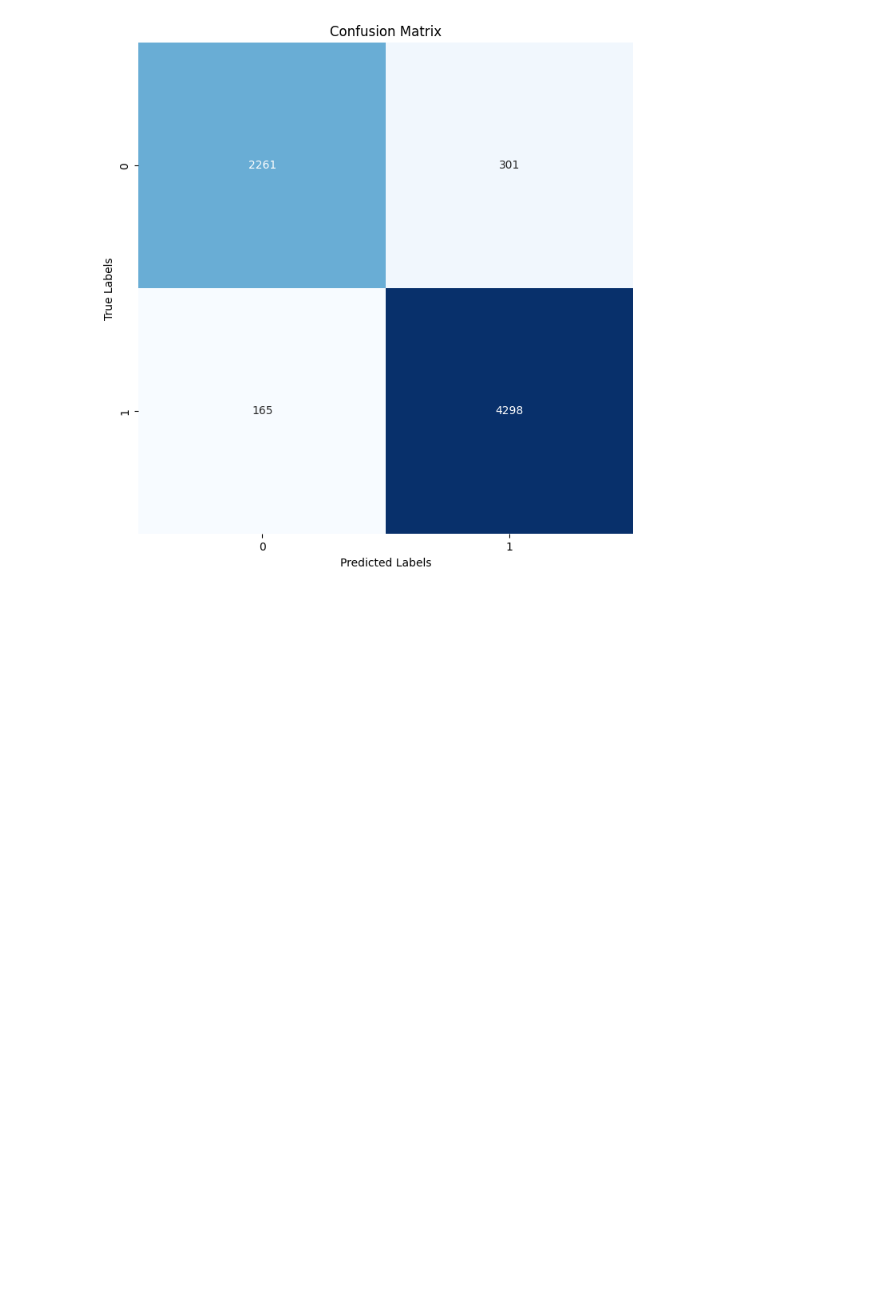
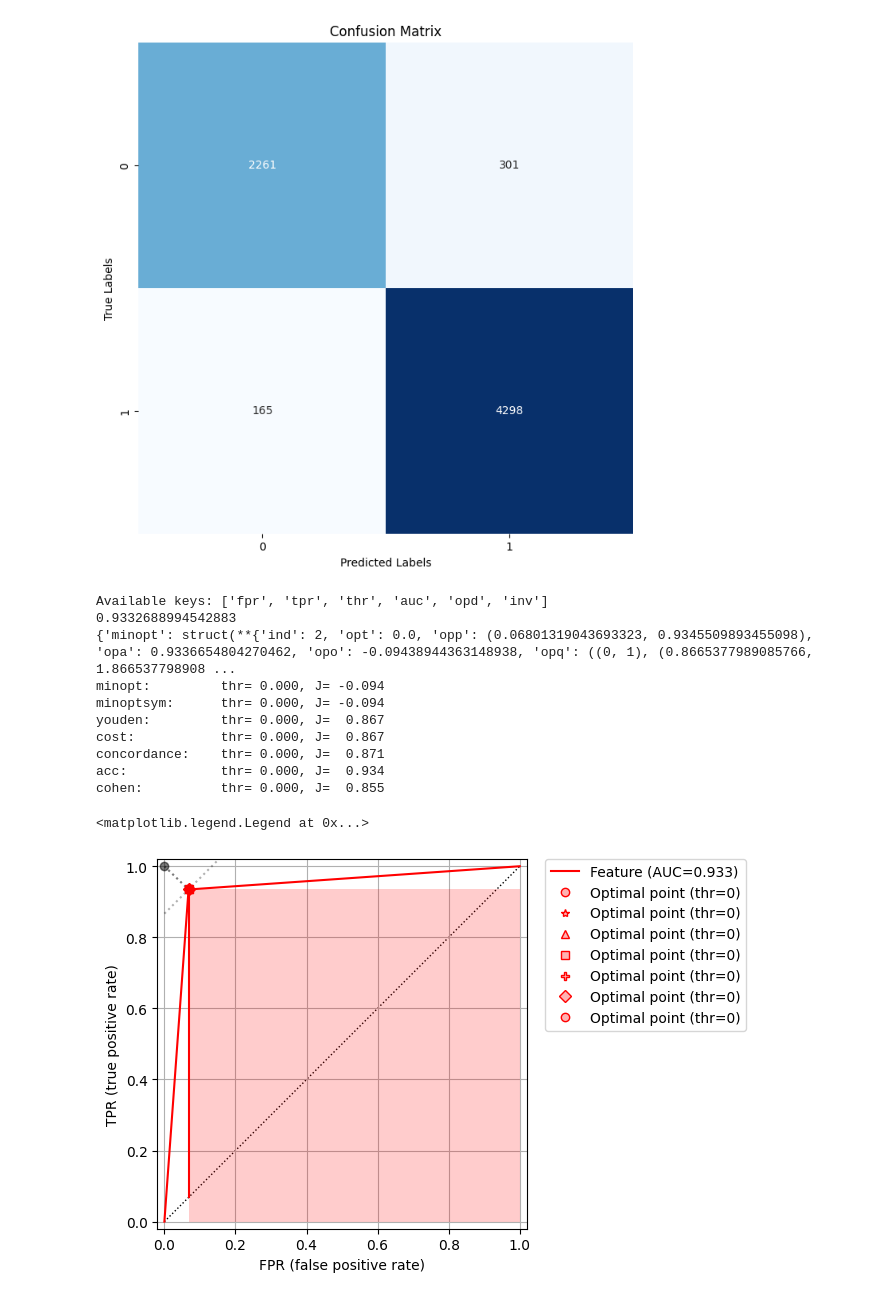
Before and after one commit to NBandemer/capstone-mayo, a Jupyter notebook: T5_model.ipynb, the cells around one changed output. Cells and saved outputs as stored; diff of their text form; code cells hidden in the pictures; blank space fills up the shorter version.

```diff
--- a/T5_model.ipynb
+++ b/T5_model.ipynb
@@ -567,3 +566,41 @@ ax.yaxis.set_ticklabels(target_names_binary)
 plt.show()
 # %% [output]
 [figure]
+# %%
+# ---------- 3RD METHOD -----------
+from roc_utils import *
+
+roc = compute_roc(true_labels, predicted_labels, pos_label=True,objective=["minopt", "minoptsym",
+                             "youden", "cost",
+                             "concordance",
+                             "acc", "cohen"])
+#print(roc)
+
+print("Available keys:", list(roc.keys()))
+print(roc.auc)
+print(roc.opd)
+
+"""_, ax3 = plt.subplots()
+plot_roc(roc, color="red", ax=ax3)
+# Place the legend outside.
+ax3.legend(loc="upper left", bbox_to_anchor=(1.05, 1), borderaxespad=0.)
+ax3.set_title("ROC curves");"""
+
+for key, val in roc.opd.items():
+    print("%-15s thr=% .3f, J=%7.3f" % (key+":", val.opt, val.opo) )
+
+plot_roc(roc, show_opt=True)
+plt.legend(loc="upper left", bbox_to_anchor=(1.05, 1), borderaxespad=0.)
+# %% [output]
+Available keys: ['fpr', 'tpr', 'thr', 'auc', 'opd', 'inv']
+0.9332688994542883
+{'minopt': struct(**{'ind': 2, 'opt': 0.0, 'opp': (0.06801319043693323, 0.9345509893455098), 'opa': 0.9336654804270462, 'opo': -0.09438944363148938, 'opq': ((0, 1), (0.8665377989085766, 1.866537798908 ...
+minopt:         thr= 0.000, J= -0.094
+minoptsym:      thr= 0.000, J= -0.094
+youden:         thr= 0.000, J=  0.867
+cost:           thr= 0.000, J=  0.867
+concordance:    thr= 0.000, J=  0.871
+acc:            thr= 0.000, J=  0.934
+cohen:          thr= 0.000, J=  0.855
+<matplotlib.legend.Legend at 0x...>
+[figure, added]
```
Also changed, not shown: parts of 11 cells of this notebook.
